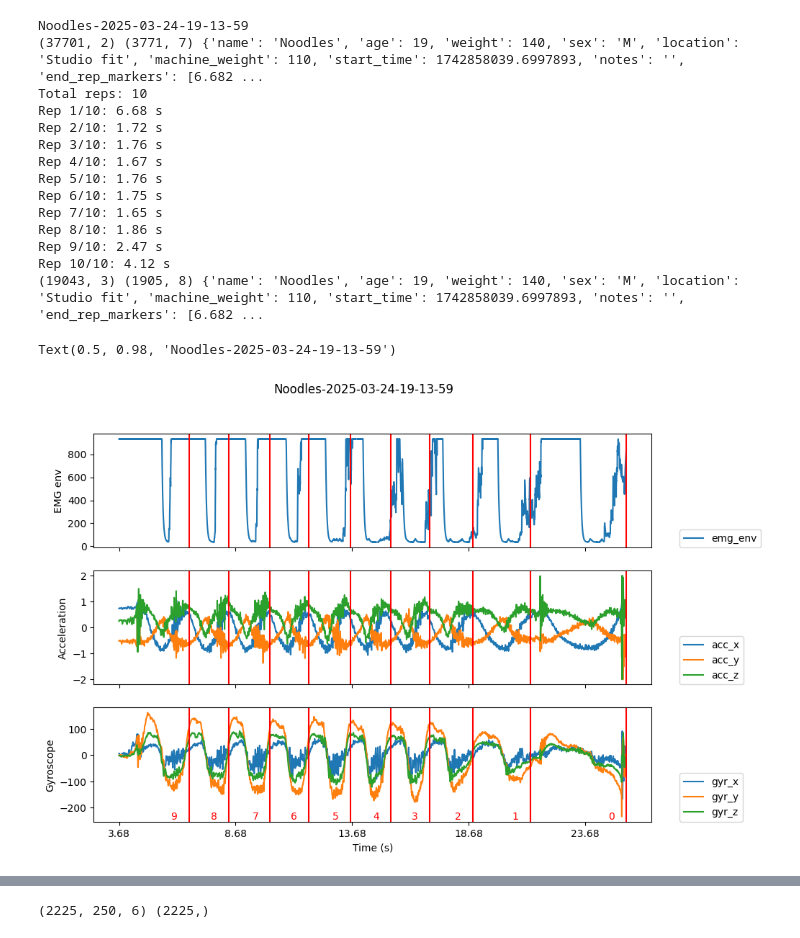
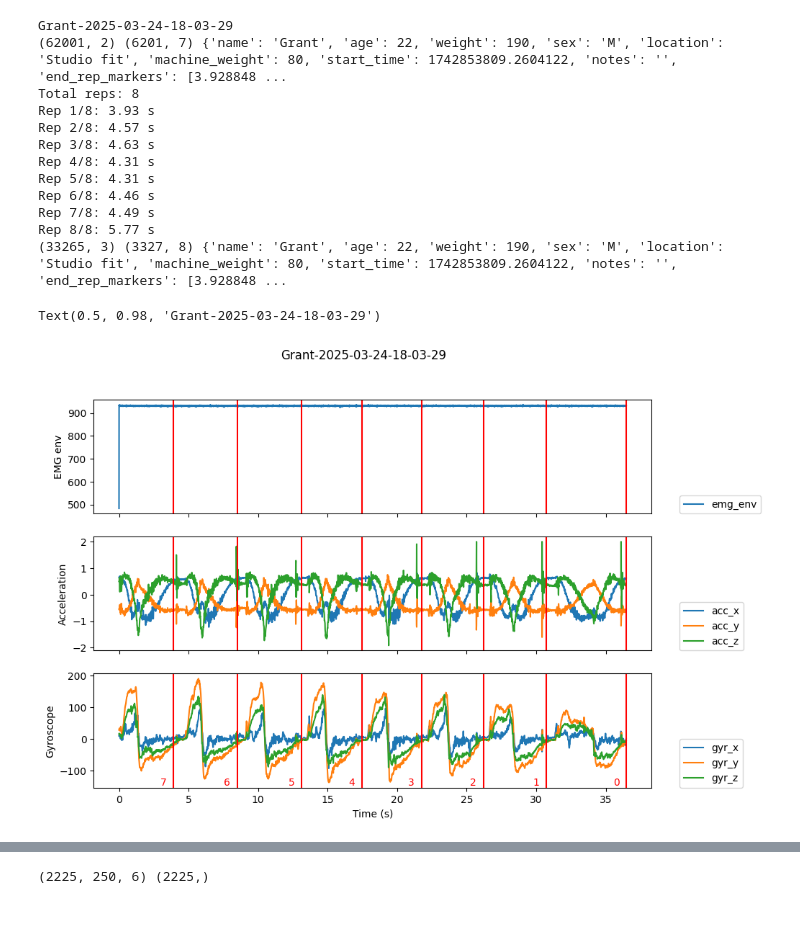
Before and after one commit to Musa-Azeem/AI-hypertrophy-coach, a Jupyter notebook: pipeline.ipynb, the cells around one changed output, grey strips where cells are left out. Cells and saved outputs as stored; diff of their text form; code cells hidden in the pictures.

```diff
--- a/pipeline.ipynb
+++ b/pipeline.ipynb
@@ -7,7 +7,7 @@ from pathlib import Path
 import json
 from datetime import datetime
 # %%
-data_dir = '/Users/musa/Desktop/raspberrypi-recordings/recordings-4-3-25'
+data_dir = '/Users/musa/Desktop/raspberrypi-recordings/recordings-4-7-25'
 # %%
 dirs = [d for d in Path(data_dir).iterdir() if d.is_dir()]
 dirs.sort(key=lambda x: x.stem.split('-')[1:])
@@ -21,7 +21,7 @@ dirs
  PosixPath('/Users/musa/Desktop/raspberrypi-recordings/recordings-4-3-25/Noodles-2025-03-24-18-57-09'),
  PosixPath('/Users/musa/Desktop/raspberrypi-recordings/recordings-4-3-25/Noodles-2025-03-24-19-13-59')]
 # %%
-d = dirs[6]
+d = dirs[0]
 
 print(d.name)
 df_emg = pd.read_csv(d / 'emg.csv')
@@ -29,7 +29,7 @@ df_imu = pd.read_csv(d / 'imu.csv')
 
 print(df_emg.shape, df_imu.shape)
 
-i=3.3
+i=0
 df_emg = df_emg.iloc[int(i*1000):]
 df_imu = df_imu.iloc[int(i*100):]
 print(df_emg.shape, df_imu.shape)
@@ -43,6 +66,6 @@ Noodles-2025-03-24-19-13-59
 # %%
 ## FOR version 2 - emg.csv (1000 Hz) and imu.csv (100 Hz) - values not normalized
-d = dirs[6]
+d = dirs[0]
 
 print(d.name)
 df_emg = pd.read_csv(d / 'emg.csv')
@@ -65,50 +88,48 @@ df_emg = df_emg[df_emg['rir'] != -1]
 df_imu = df_imu[df_imu['rir'] != -1]
 
 i=0
 df_emg = df_emg.iloc[int(i*1000):]
 df_imu = df_imu.iloc[int(i*100):]
 print(df_emg.shape, df_imu.shape, info)
 
 fig, axes = plt.subplots(3, 1, figsize=(10, 7), sharex=True)
 
 axes[0].plot(df_emg['time'], df_emg['emg_env'], label='emg_env')
 axes[1].plot(df_imu['time'], df_imu[['acc_x', 'acc_y', 'acc_z']] / 16384.0, label=['acc_x', 'acc_y', 'acc_z'])
 axes[2].plot(df_imu['time'], df_imu[['gyr_x', 'gyr_y', 'gyr_z']] / 131.0, label=['gyr_x', 'gyr_y', 'gyr_z'])
 
 axes[0].set_ylabel('EMG env')
 axes[1].set_ylabel('Acceleration')
 axes[2].set_ylabel('Gyroscope')
 axes[2].set_xlabel('Time (s)')
 [ax.legend(loc=(1.05, 0)) for ax in axes]
 
 axes[2].set_xticks(np.arange(
     min(df_emg['time'].iloc[0], df_imu['time'].iloc[0]),
     min(df_emg['time'].iloc[-1], df_imu['time'].iloc[-1]),
     5
 ))
 
 for i,end_rep_mark in enumerate(info['end_rep_markers']):
-    [ax.axvline(end_rep_mark, color='r') for ax in axes if end_rep_mark > df['time'].iloc[0]]
+    [ax.axvline(end_rep_mark, color='r') for ax in axes if end_rep_mark > df_emg['time'].iloc[0]]
     axes[2].text(end_rep_mark - 0.5, 0.02, total_reps - i - 1, transform=axes[2].get_xaxis_transform(), color='r', horizontalalignment='right')
 
 plt.suptitle(d.stem)
 # %% [output]
-Noodles-2025-03-24-19-13-59
-(37701, 2) (3771, 7) {'name': 'Noodles', 'age': 19, 'weight': 140, 'sex': 'M', 'location': 'Studio fit', 'machine_weight': 110, 'start_time': 1742858039.6997893, 'notes': '', 'end_rep_markers': [6.682 ...
-Total reps: 10
-Rep 1/10: 6.68 s
-Rep 2/10: 1.72 s
-Rep 3/10: 1.76 s
-Rep 4/10: 1.67 s
-Rep 5/10: 1.76 s
-Rep 6/10: 1.75 s
-Rep 7/10: 1.65 s
-Rep 8/10: 1.86 s
-Rep 9/10: 2.47 s
-Rep 10/10: 4.12 s
-(19043, 3) (1905, 8) {'name': 'Noodles', 'age': 19, 'weight': 140, 'sex': 'M', 'location': 'Studio fit', 'machine_weight': 110, 'start_time': 1742858039.6997893, 'notes': '', 'end_rep_markers': [6.682 ...
+Grant-2025-03-24-18-03-29
+(62001, 2) (6201, 7) {'name': 'Grant', 'age': 22, 'weight': 190, 'sex': 'M', 'location': 'Studio fit', 'machine_weight': 80, 'start_time': 1742853809.2604122, 'notes': '', 'end_rep_markers': [3.928848 ...
+Total reps: 8
+Rep 1/8: 3.93 s
+Rep 2/8: 4.57 s
+Rep 3/8: 4.63 s
+Rep 4/8: 4.31 s
+Rep 5/8: 4.31 s
+Rep 6/8: 4.46 s
+Rep 7/8: 4.49 s
+Rep 8/8: 5.77 s
+(33265, 3) (3327, 8) {'name': 'Grant', 'age': 22, 'weight': 190, 'sex': 'M', 'location': 'Studio fit', 'machine_weight': 80, 'start_time': 1742853809.2604122, 'notes': '', 'end_rep_markers': [3.928848 ...
-Text(0.5, 0.98, 'Noodles-2025-03-24-19-13-59')
+Text(0.5, 0.98, 'Grant-2025-03-24-18-03-29')
-[figure, old version]
+[figure, new version]
 # %%
 ## FOR version 1 - emg and imu in one file (data.csv) - values already normalized
 
```
Also changed, not shown: parts of 7 cells of this notebook.
